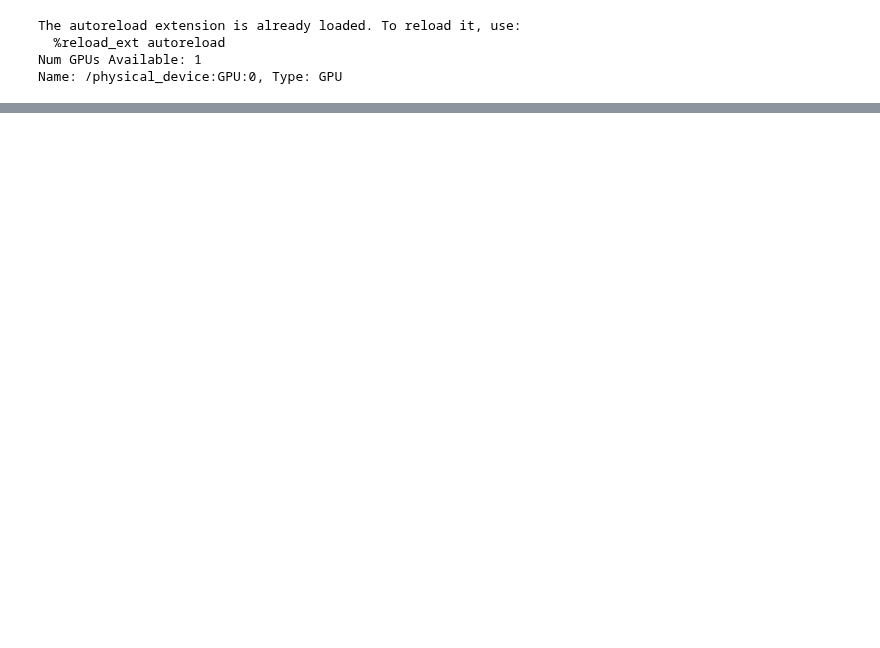
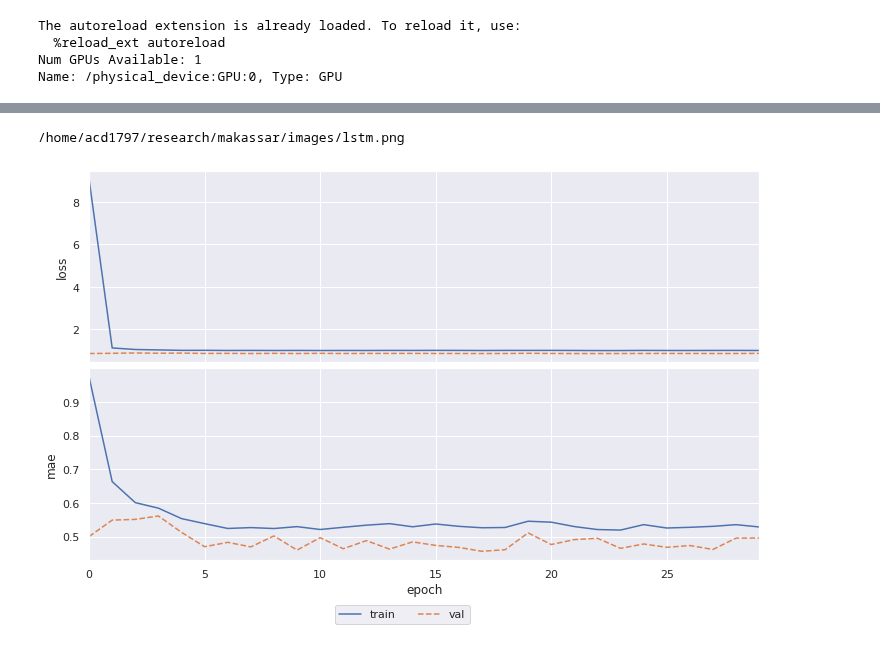
Before and after one commit to news-vt/makassar-ml, a Jupyter notebook: jupyter/lstm.ipynb, the cells around one changed output, grey strips where cells are left out. Cells and saved outputs as stored; diff of their text form; code cells hidden in the pictures; blank space fills up the shorter version.

Commit message:
Add LSTM training

```diff
--- a/jupyter/lstm.ipynb
+++ b/jupyter/lstm.ipynb
@@ -80,13 +72,15 @@ model = ml.models.lstm_net.build_model(
     in_seq_len=in_seq_len,
     in_feat=len(in_feat),
     out_feat=len(out_feat),
-    lstm_units=[128, 64],
-    fc_units=[256, 256],
+    # lstm_units=[1024, 512, 256, 128, 64, 32],
+    lstm_units=[1024, 512, 256],
+    # lstm_units=[128, 64, 32],
+    fc_units=[128, 64],
     dropout=0.1,
 )
 
 
-optimizer = keras.optimizers.Adam(learning_rate=1e-3)
+optimizer = keras.optimizers.Adam(learning_rate=1e-2)
 metrics = ['mae']
 model.compile(
     optimizer=optimizer,
@@ -112,9 +137,0 @@ Epoch 1/30
-# %%
-# Train.
-# strategy = tf.distribute.get_strategy()
-history = model.fit(
-    ds_train,
-    validation_data=ds_val,
-    epochs=epochs,
-    verbose=1,
-)
@@ -144,31 +138,21 @@ test_metrics = model.evaluate(ds_test)
-# %%
-import json
-
-# Create dictionary of metrics to return and preserve in file.
-metrics = {}
-for i, (key, val) in enumerate(history.history.items()):
-    metrics[key] = val[-1]
-    if not key.startswith('val_'):
-        metrics[f"test_{key}"] = test_metrics[i]
-
-# Dump metrics to JSON file.
-with open('lstm_metrics.json', 'w') as f:
-    json.dump(metrics, f)
 # %%
 # Plot train/val performance for best model.
-allmetrics = ['loss'] + metrics
+allmetrics = ['loss', 'mae']
 fig, ax = plt.subplots(nrows=len(allmetrics), ncols=1, figsize=(10,len(allmetrics)*3), sharex=True, constrained_layout=True)
 for j, key in enumerate(sorted(allmetrics)):
     ax[j].plot(history[key], label=f'train', linestyle='-')
     ax[j].plot(history[f"val_{key}"], label=f'val', linestyle='--')
     ax[j].set_xlim(0, len(history[key])-1)
     if j == len(allmetrics)-1:
         ax[j].set_xlabel('epoch')
     ax[j].set_ylabel(key)
     # ax[j].legend(loc='upper left')
 
 handles, labels = ax[0].get_legend_handles_labels()
 fig.legend(handles, labels, loc='upper center', ncol=2, bbox_to_anchor=(0.5,0.0))
 path = Path(config['roots']['image_root'])/f"lstm.png"
 fig.savefig(path, bbox_inches='tight')
 print(path)
+# %% [output]
+/home/acd1797/research/makassar/images/lstm.png
+[figure, added]
```
Also changed, not shown: parts of 5 cells of this notebook.
